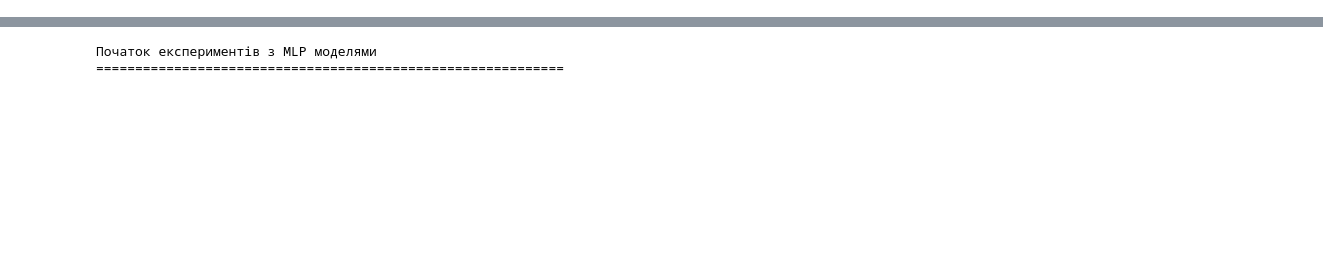
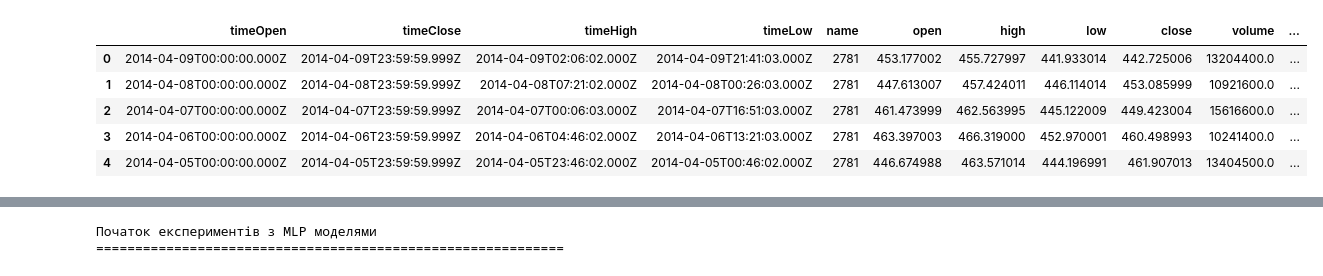
Before and after one commit to ParaskaBohdan/Diplom, a Jupyter notebook: big_data/MLP_Diplom.ipynb, the cells around one changed output, grey strips where cells are left out. Cells and saved outputs as stored; diff of their text form; code cells hidden in the pictures; blank space fills up the shorter version.

```diff
--- a/big_data/MLP_Diplom.ipynb
+++ b/big_data/MLP_Diplom.ipynb
@@ -32,6 +31,15 @@ feature_scaler = MinMaxScaler()
 target_scaler = MinMaxScaler()
 
 scaled_df = df_btc.copy()
+# %%
+scaled_df.head()
+# %% [output]
+|  | timeOpen | timeClose | timeHigh | timeLow | name | open | high | low | close | volume | ... |
+| 0 | 2014-04-09T00:00:00.000Z | 2014-04-09T23:59:59.999Z | 2014-04-09T02:06:02.000Z | 2014-04-09T21:41:03.000Z | 2781 | 453.177002 | 455.727997 | 441.933014 | 442.725006 | 13204400.0 | ... |
+| 1 | 2014-04-08T00:00:00.000Z | 2014-04-08T23:59:59.999Z | 2014-04-08T07:21:02.000Z | 2014-04-08T00:26:03.000Z | 2781 | 447.613007 | 457.424011 | 446.114014 | 453.085999 | 10921600.0 | ... |
+| 2 | 2014-04-07T00:00:00.000Z | 2014-04-07T23:59:59.999Z | 2014-04-07T00:06:03.000Z | 2014-04-07T16:51:03.000Z | 2781 | 461.473999 | 462.563995 | 445.122009 | 449.423004 | 15616600.0 | ... |
+| 3 | 2014-04-06T00:00:00.000Z | 2014-04-06T23:59:59.999Z | 2014-04-06T04:46:02.000Z | 2014-04-06T13:21:03.000Z | 2781 | 463.397003 | 466.319000 | 452.970001 | 460.498993 | 10241400.0 | ... |
+| 4 | 2014-04-05T00:00:00.000Z | 2014-04-05T23:59:59.999Z | 2014-04-05T23:46:02.000Z | 2014-04-05T00:46:02.000Z | 2781 | 446.674988 | 463.571014 | 444.196991 | 461.907013 | 13404500.0 | ... |
 # %%
 columns_to_drop = ['timeOpen', 'timeClose', 'timeHigh', 'timeLow']
 for col in columns_to_drop:
```
Also changed, not shown: parts of 6 cells of this notebook, 13 other files.
